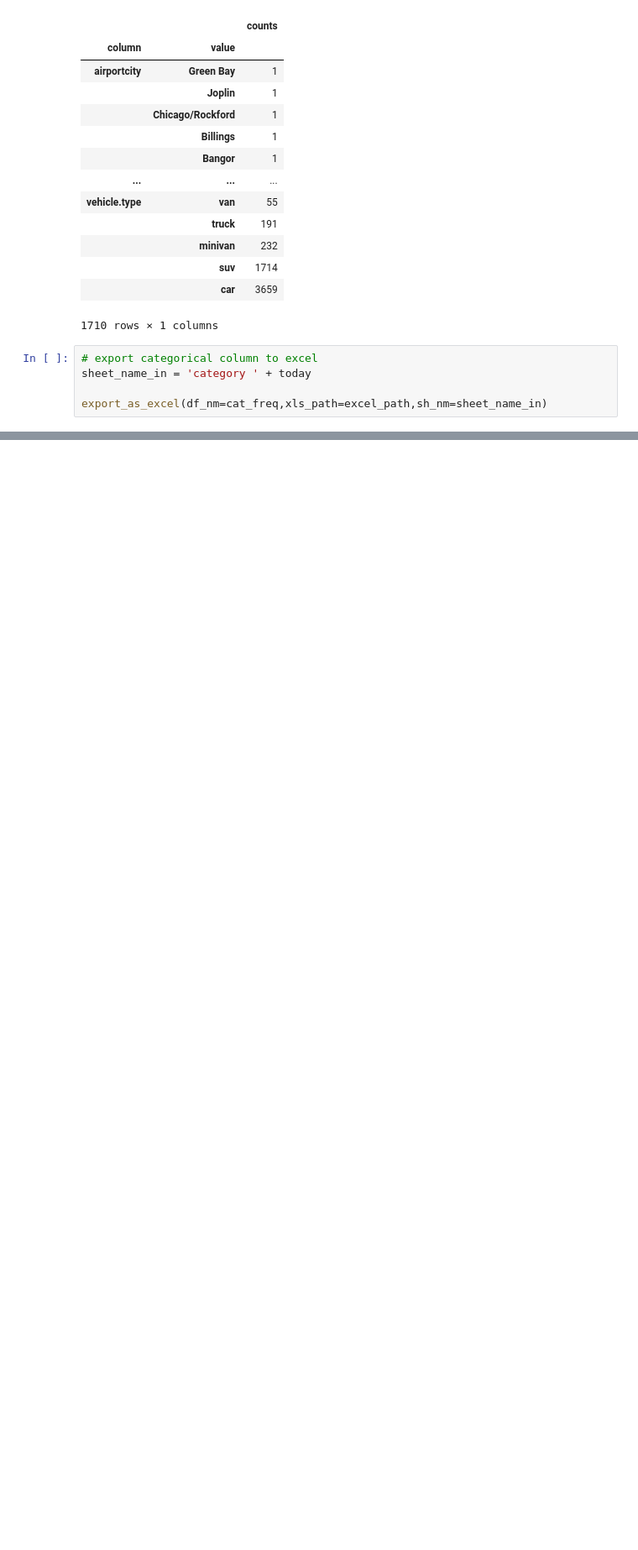
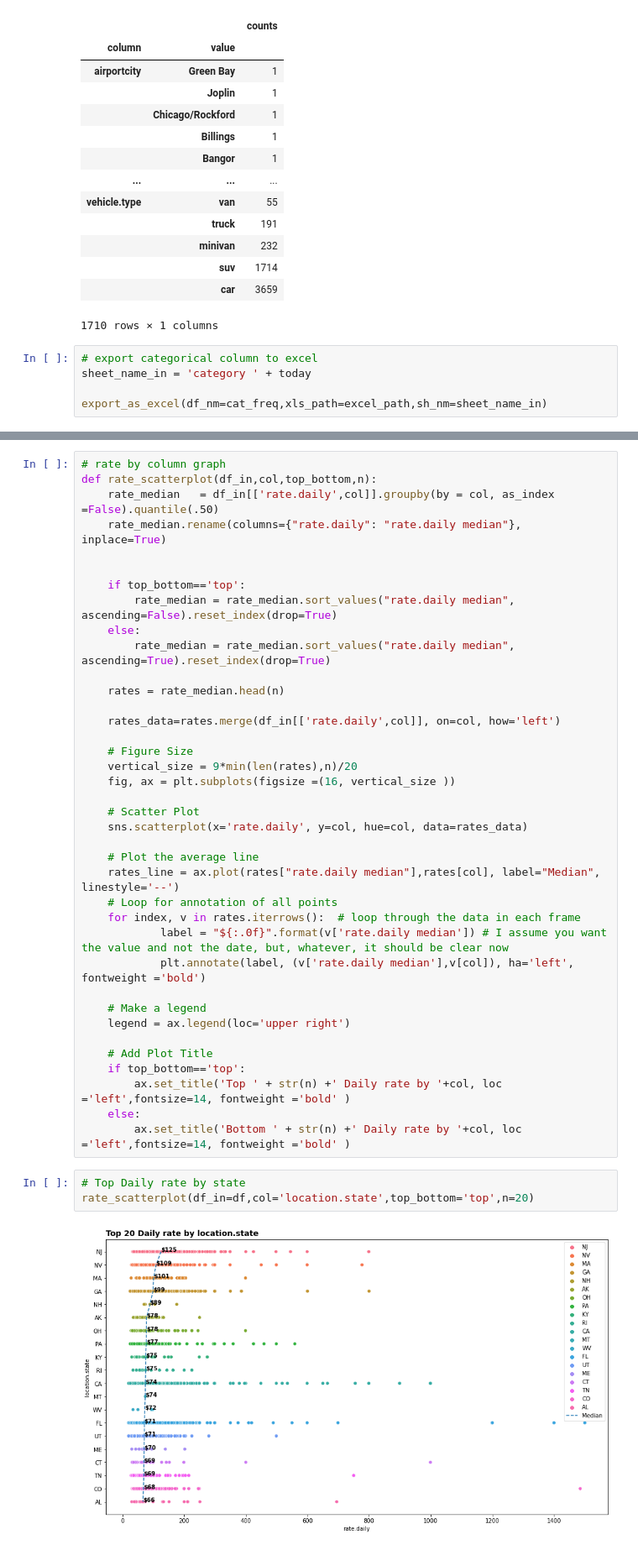
Before and after one commit to eugenieC/CarRental, a Jupyter notebook: CarRental.ipynb, the cells around one changed output, grey strips where cells are left out. Shown at 84% size. Cells and saved outputs as stored; diff of their text form; blank space fills up the shorter version.

```diff
--- a/CarRental.ipynb
+++ b/CarRental.ipynb
@@ -438,0 +391,43 @@ rate_scatterplot(df_in=df,col='location.state',top_n=20)
+# %%
+# rate by column graph
+def rate_scatterplot(df_in,col,top_bottom,n):
+    rate_median   = df_in[['rate.daily',col]].groupby(by = col, as_index =False).quantile(.50)
+    rate_median.rename(columns={"rate.daily": "rate.daily median"}, inplace=True)
+
+
+    if top_bottom=='top':
+        rate_median = rate_median.sort_values("rate.daily median", ascending=False).reset_index(drop=True)
+    else:
+        rate_median = rate_median.sort_values("rate.daily median", ascending=True).reset_index(drop=True)
+
+    rates = rate_median.head(n)
+
+    rates_data=rates.merge(df_in[['rate.daily',col]], on=col, how='left')
+
+    # Figure Size
+    vertical_size = 9*min(len(rates),n)/20
+    fig, ax = plt.subplots(figsize =(16, vertical_size ))
+
+    # Scatter Plot
+    sns.scatterplot(x='rate.daily', y=col, hue=col, data=rates_data)
+
+    # Plot the average line
+    rates_line = ax.plot(rates["rate.daily median"],rates[col], label="Median", linestyle='--')
+    # Loop for annotation of all points
+    for index, v in rates.iterrows():  # loop through the data in each frame
+            label = "${:.0f}".format(v['rate.daily median']) # I assume you want the value and not the date, but, whatever, it should be clear now
+            plt.annotate(label, (v['rate.daily median'],v[col]), ha='left', fontweight ='bold')
+
+    # Make a legend
+    legend = ax.legend(loc='upper right')
+
+    # Add Plot Title
+    if top_bottom=='top':
+        ax.set_title('Top ' + str(n) +' Daily rate by '+col, loc ='left',fontsize=14, fontweight ='bold' )
+    else:
+        ax.set_title('Bottom ' + str(n) +' Daily rate by '+col, loc ='left',fontsize=14, fontweight ='bold' )
+# %%
+# Top Daily rate by state
+rate_scatterplot(df_in=df,col='location.state',top_bottom='top',n=20)
+# %% [output]
+[figure, added]
```
Also changed, not shown: parts of 38 cells of this notebook.
